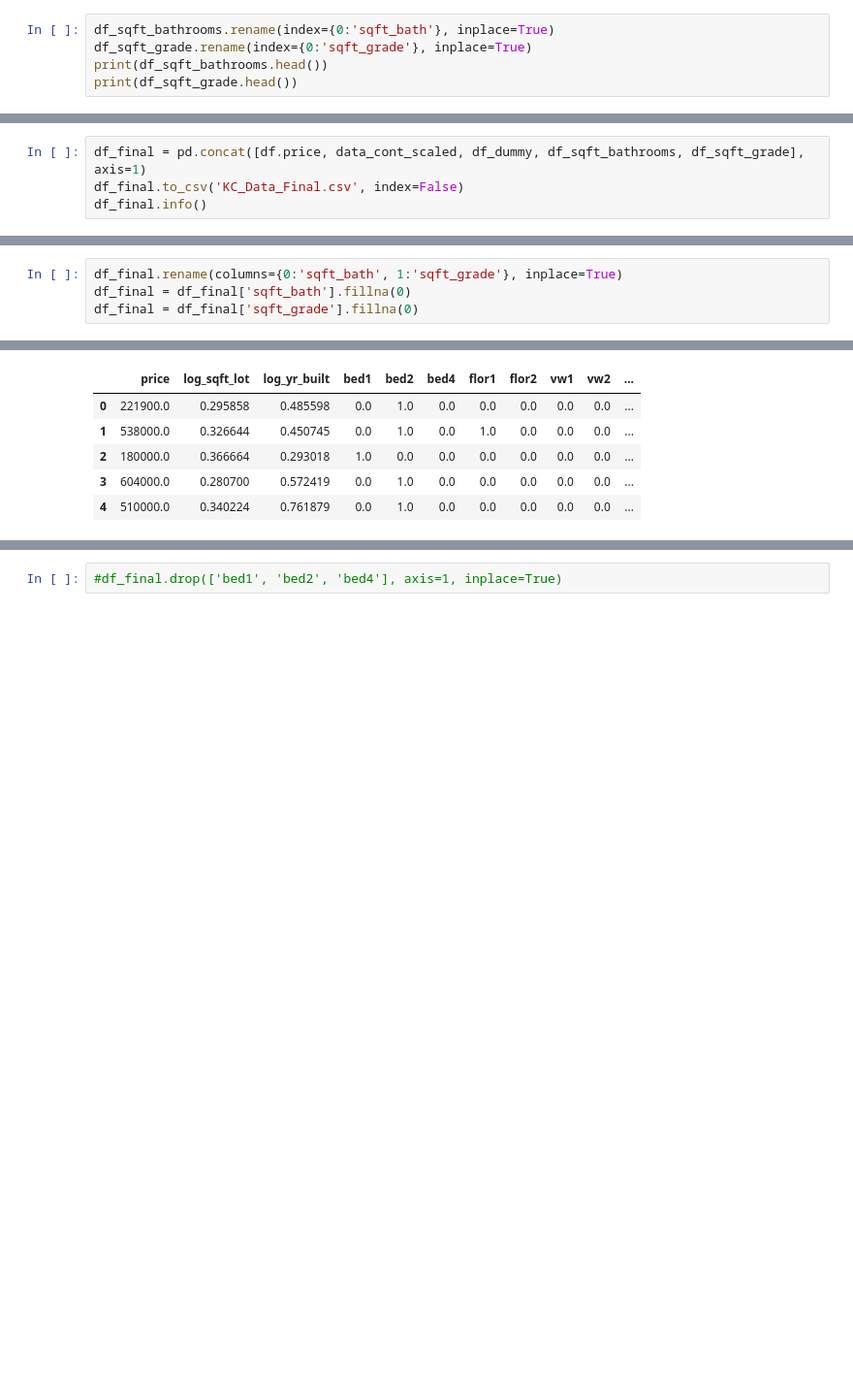
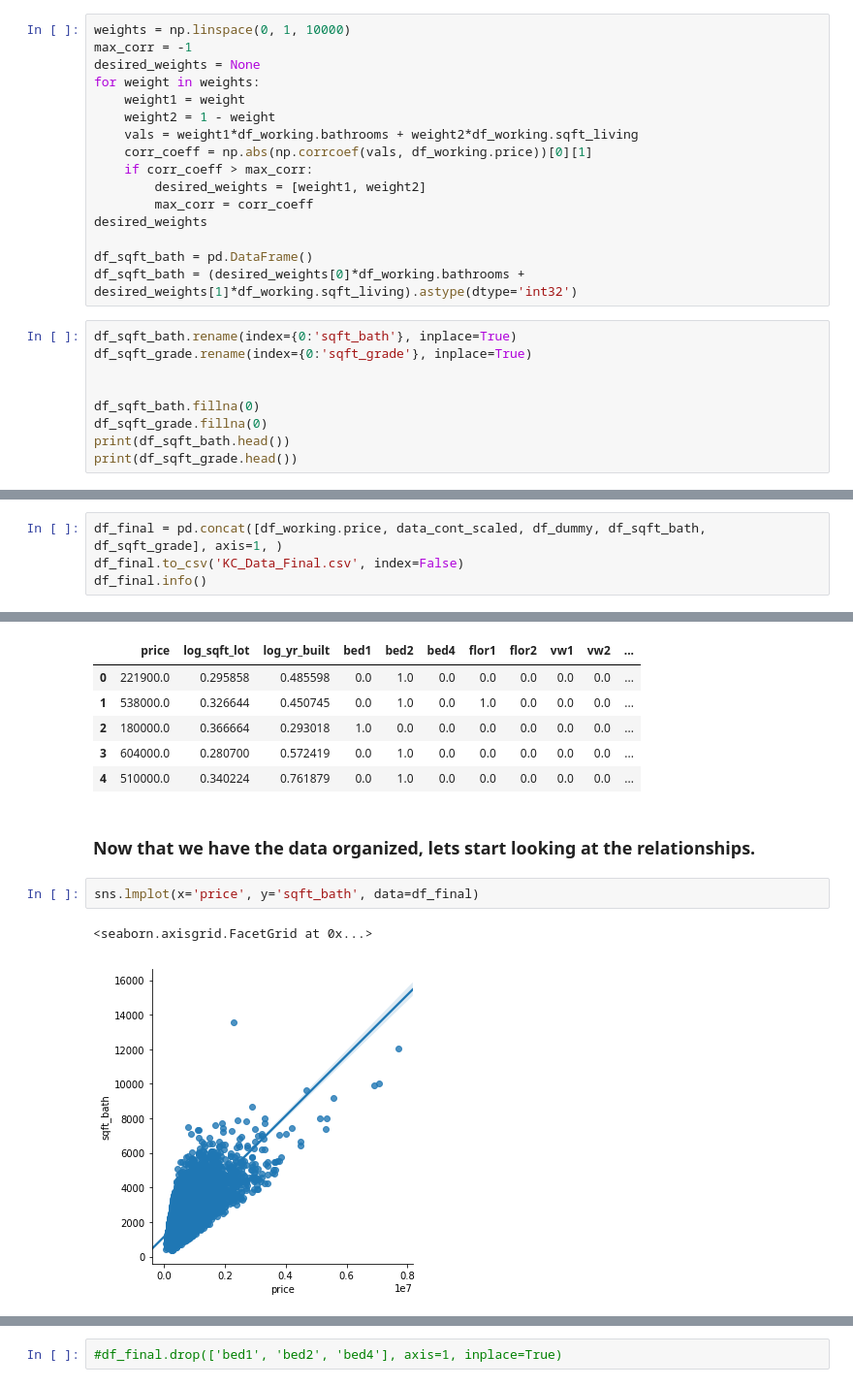
Before and after one commit to Cheffrey2000/Real-Estate-Price_Prediction, a Jupyter notebook: Jeffrey Hinkle KC Housing Data Analysis.ipynb, the cells around one changed output, grey strips where cells are left out. Shown at 97% size. Drawn from its saved outputs; the diff is of its cells as text; blank space fills up the shorter version.

```diff
--- a/Jeffrey Hinkle KC Housing Data Analysis.ipynb
+++ b/Jeffrey Hinkle KC Housing Data Analysis.ipynb
@@ -332,6 +383,26 @@ df_sqft_bathrooms = desired_weights[0]*df_working.bathrooms + desired_weights[1]
+# %%
+weights = np.linspace(0, 1, 10000)
+max_corr = -1
+desired_weights = None
+for weight in weights:
+    weight1 = weight
+    weight2 = 1 - weight
+    vals = weight1*df_working.bathrooms + weight2*df_working.sqft_living
+    corr_coeff = np.abs(np.corrcoef(vals, df_working.price))[0][1]
+    if corr_coeff > max_corr:
+        desired_weights = [weight1, weight2]
+        max_corr = corr_coeff
+desired_weights
+
+df_sqft_bath = pd.DataFrame()
+df_sqft_bath = (desired_weights[0]*df_working.bathrooms + desired_weights[1]*df_working.sqft_living).astype(dtype='int32')
 # %%
-df_sqft_bathrooms.rename(index={0:'sqft_bath'}, inplace=True)
+df_sqft_bath.rename(index={0:'sqft_bath'}, inplace=True)
 df_sqft_grade.rename(index={0:'sqft_grade'}, inplace=True)
-print(df_sqft_bathrooms.head())
+
+
+df_sqft_bath.fillna(0)
+df_sqft_grade.fillna(0)
+print(df_sqft_bath.head())
 print(df_sqft_grade.head())
 # %% [output]
@@ -553,7 +650,7 @@ dummy_condition = pd.get_dummies(bins_condition, prefix="COND", drop_first=True)
 #dummy_grade = pd.get_dummies(bins_grade, prefix="GRAD", drop_first=True)
 df_dummy = pd.concat([dummy_bedrooms, dummy_floors, dummy_view, dummy_waterfront, dummy_condition], axis=1)
 # %%
-df_final = pd.concat([df.price, data_cont_scaled, df_dummy, df_sqft_bathrooms, df_sqft_grade], axis=1)
+df_final = pd.concat([df_working.price, data_cont_scaled, df_dummy, df_sqft_bath, df_sqft_grade], axis=1, )
 df_final.to_csv('KC_Data_Final.csv', index=False)
 df_final.info()
 # %% [output]
@@ -574,10 +671,6 @@ VW_(1, 2]       21596 non-null float64
 1               21596 non-null float64
 dtypes: float64(18)
 memory usage: 3.1+ MB
-# %%
-df_final.rename(columns={0:'sqft_bath', 1:'sqft_grade'}, inplace=True)
-df_final = df_final['sqft_bath'].fillna(0)
-df_final = df_final['sqft_grade'].fillna(0)
 # %% [markdown]
 ### The dummy values created column names which contain characters that do not agree with coding<br>
 - they are being modified below.
@@ -597,3 +690,10 @@ df_final.head()
 | 2 | 180000.0 | 0.366664 | 0.293018 | 1.0 | 0.0 | 0.0 | 0.0 | 0.0 | 0.0 | 0.0 | ... |
 | 3 | 604000.0 | 0.280700 | 0.572419 | 0.0 | 1.0 | 0.0 | 0.0 | 0.0 | 0.0 | 0.0 | ... |
 | 4 | 510000.0 | 0.340224 | 0.761879 | 0.0 | 1.0 | 0.0 | 0.0 | 0.0 | 0.0 | 0.0 | ... |
+# %% [markdown]
+### Now that we have the data organized, lets start looking at the relationships.
+# %%
+sns.lmplot(x='price', y='sqft_bath', data=df_final)
+# %% [output]
+<seaborn.axisgrid.FacetGrid at 0x...>
+[figure, added]
```
Also changed, not shown: parts of 33 cells of this notebook, 1 other file.
